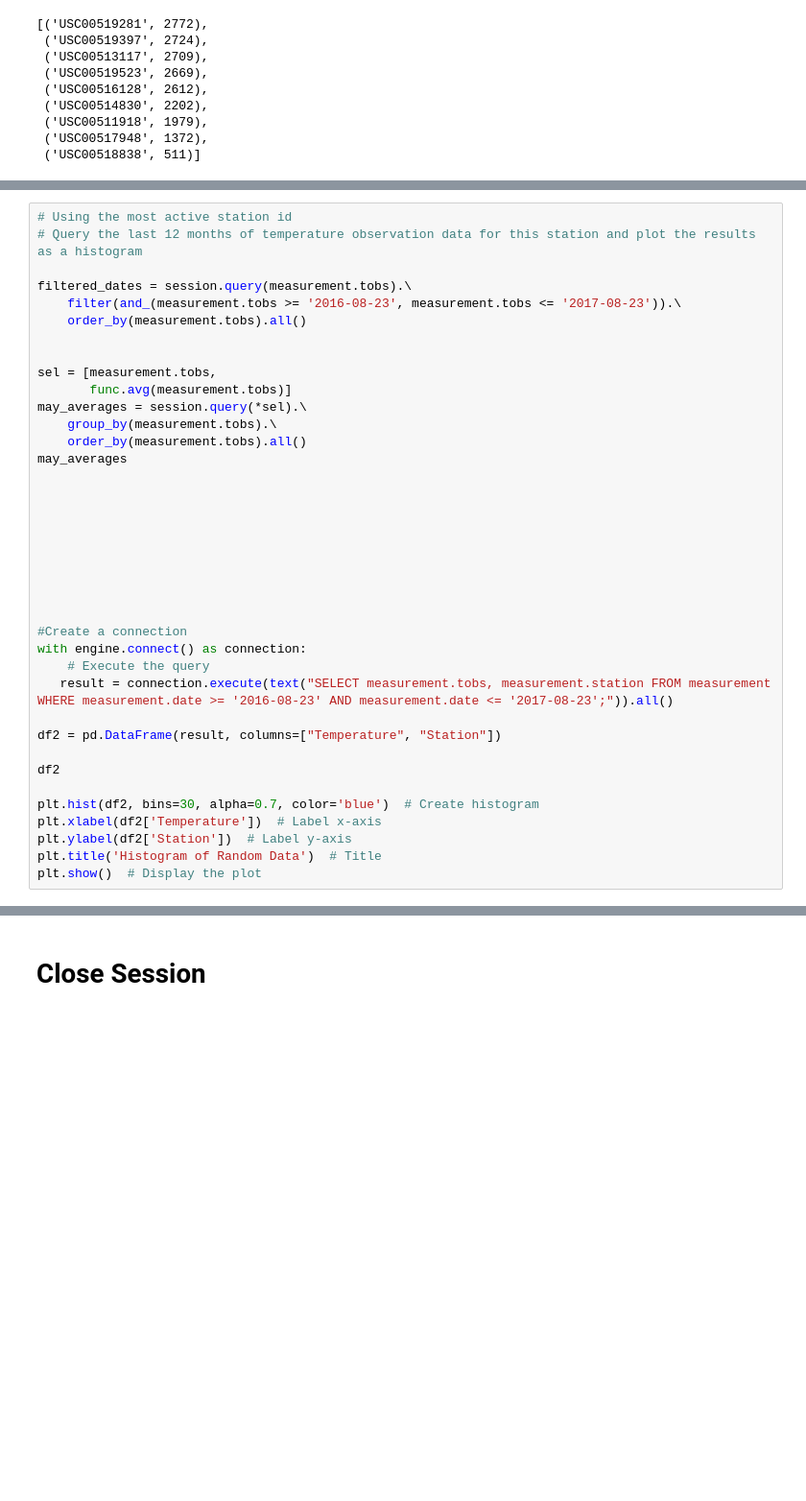
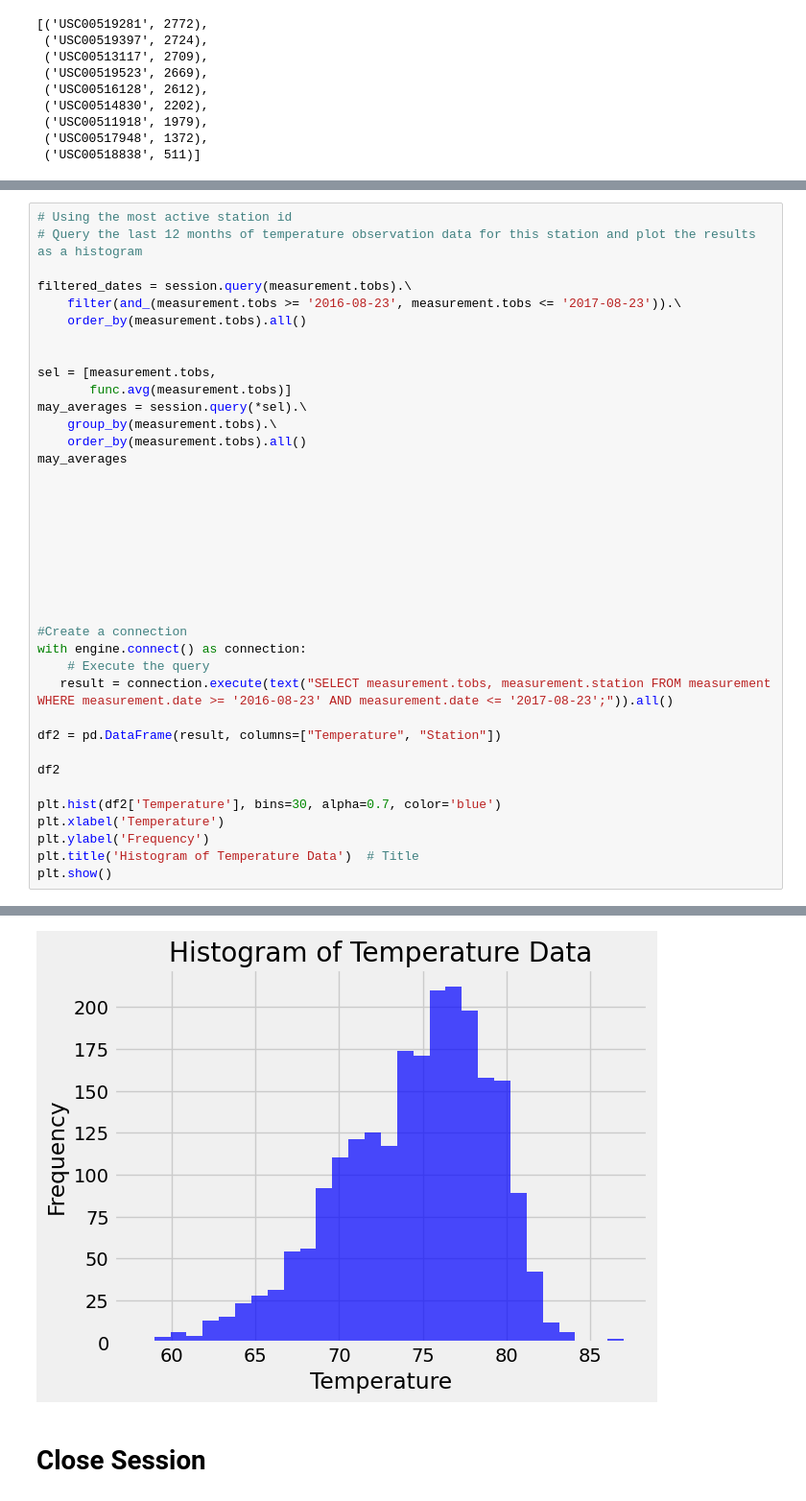
Before and after one commit to DanielaRojas97/sqlalchemy-challenge, a Jupyter notebook: climate_starter.ipynb, the cells around one changed output, grey strips where cells are left out. Shown: that part at 96% size. Saved outputs shown, nothing was run; the diff lists cells and outputs as text; blank space fills up the shorter version.

```diff
--- a/climate_starter.ipynb
+++ b/climate_starter.ipynb
@@ -253,9 +237,9 @@ df2 = pd.DataFrame(result, columns=["Temperature", "Station"])
 
 df2
 
-plt.hist(df2, bins=30, alpha=0.7, color='blue')  # Create histogram
-plt.xlabel(df2['Temperature'])  # Label x-axis
-plt.ylabel(df2['Station'])  # Label y-axis
-plt.title('Histogram of Random Data')  # Title
-plt.show()  # Display the plot
+plt.hist(df2['Temperature'], bins=30, alpha=0.7, color='blue')
+plt.xlabel('Temperature')
+plt.ylabel('Frequency')
+plt.title('Histogram of Temperature Data')  # Title
+plt.show()
 # %% [output]
@@ -263,3 +246,4 @@ ValueError: The 'color' keyword argument must have one color per dataset, but 2
+[figure, added]
 # %% [markdown]
 # Close Session
 # %%
```
Also changed, not shown: parts of 2 cells of this notebook.
